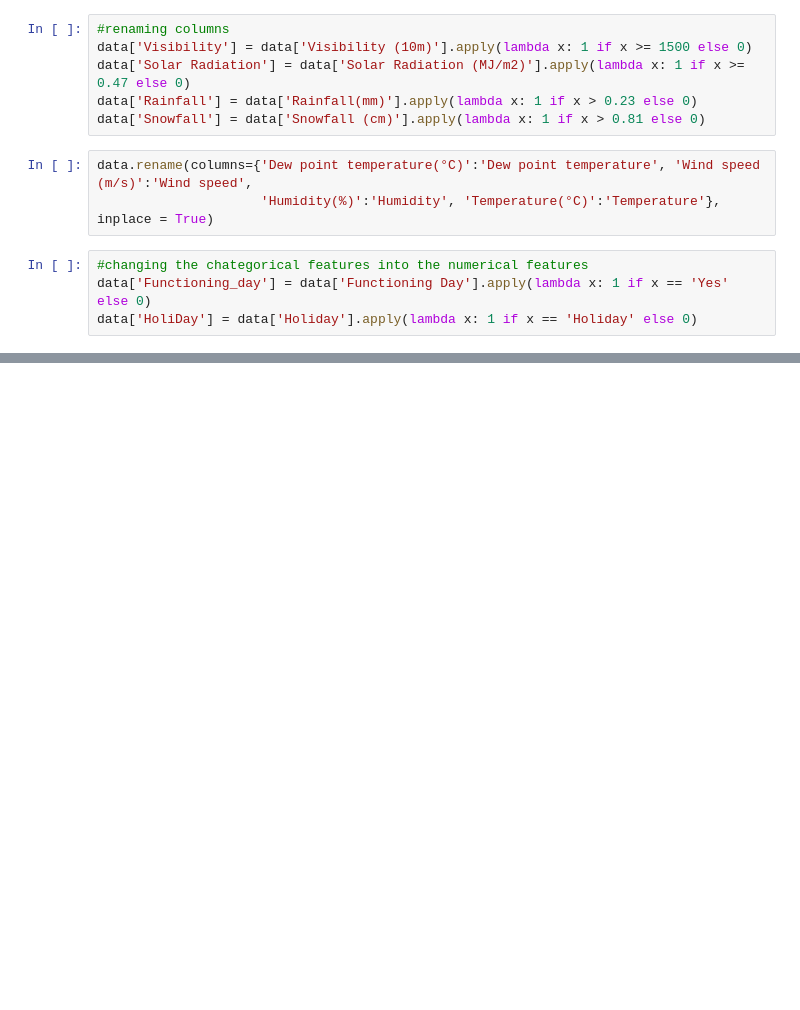
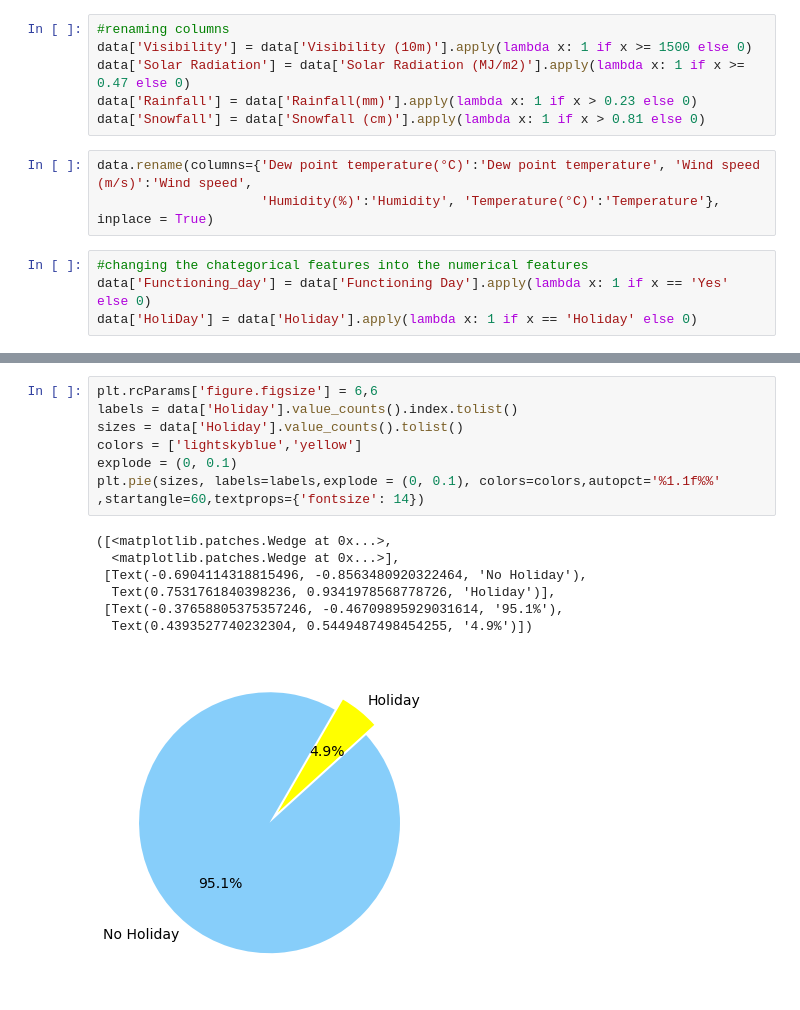
Before and after one commit to Rohan20202/Bike-Sharing-Demand-Prediction, a Jupyter notebook: Bike_Sharing_Demand_Prediction_Capstone_Project.ipynb, the cells around one changed output, grey strips where cells are left out. Drawn from its saved outputs; the diff is of its cells as text; blank space fills up the shorter version.

```diff
--- a/Bike_Sharing_Demand_Prediction_Capstone_Project.ipynb
+++ b/Bike_Sharing_Demand_Prediction_Capstone_Project.ipynb
@@ -322,0 +373,15 @@ data['HoliDay'] = data['Holiday'].apply(lambda x: 1 if x == 'Holiday' else 0)
+# %%
+plt.rcParams['figure.figsize'] = 6,6
+labels = data['Holiday'].value_counts().index.tolist()
+sizes = data['Holiday'].value_counts().tolist()
+colors = ['lightskyblue','yellow']
+explode = (0, 0.1)
+plt.pie(sizes, labels=labels,explode = (0, 0.1), colors=colors,autopct='%1.1f%%' ,startangle=60,textprops={'fontsize': 14})
+# %% [output]
+([<matplotlib.patches.Wedge at 0x...>,
+  <matplotlib.patches.Wedge at 0x...>],
+ [Text(-0.6904114318815496, -0.8563480920322464, 'No Holiday'),
+  Text(0.7531761840398236, 0.9341978568778726, 'Holiday')],
+ [Text(-0.37658805375357246, -0.46709895929031614, '95.1%'),
+  Text(0.4393527740232304, 0.5449487498454255, '4.9%')])
+[figure, added]
```
Also changed, not shown: parts of 20 cells of this notebook.
